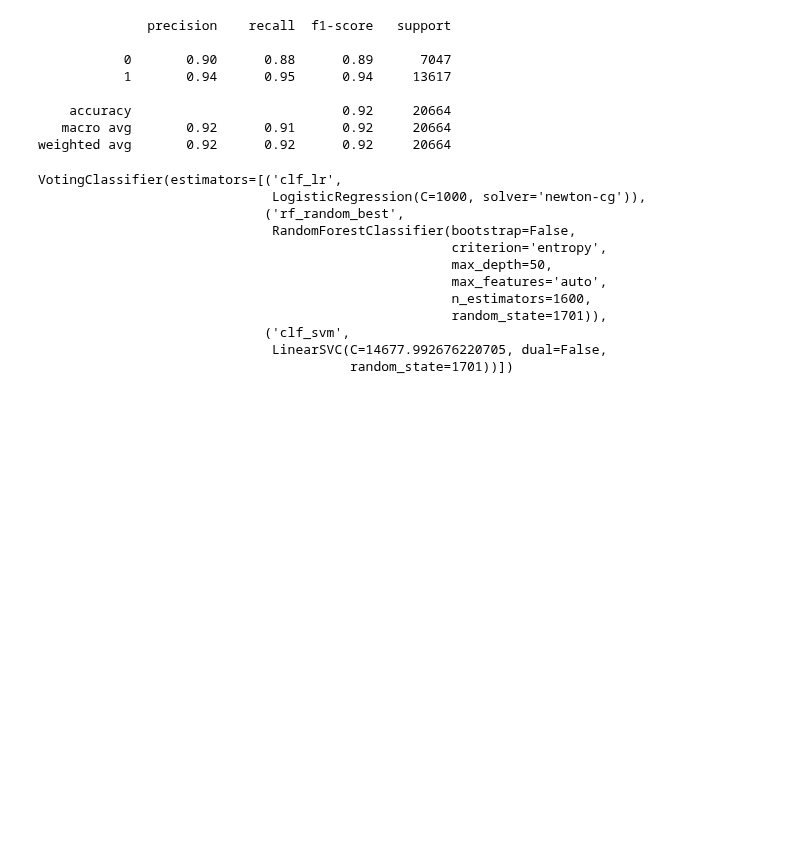
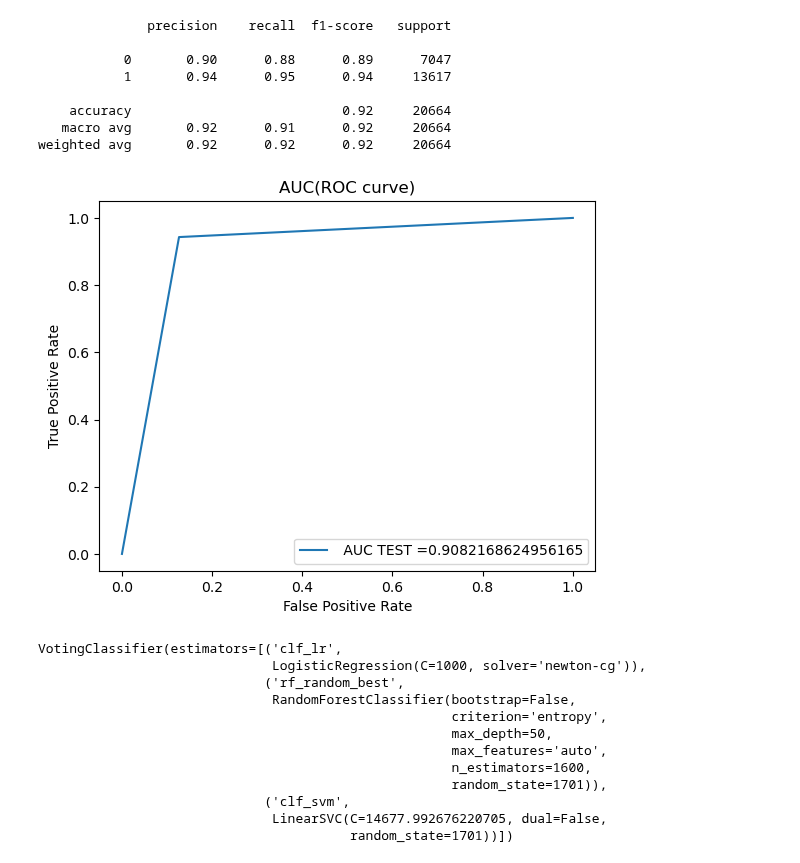
Before and after one commit to Noob1701/Springboard, a Jupyter notebook: Fake News Modelling.ipynb, the cells around one changed output. Cells and saved outputs as stored; diff of their text form; code cells hidden in the pictures; blank space fills up the shorter version.

```diff
--- a/Fake News Modelling.ipynb
+++ b/Fake News Modelling.ipynb
@@ -527,6 +552,19 @@ print(classification_report(y_test, y_pred_test_clf_svm))
     accuracy                           0.92     20664
    macro avg       0.92      0.91      0.92     20664
 weighted avg       0.92      0.92      0.92     20664
+# %%
+fpr_svm, tpr_svm, te_thresholds = roc_curve(y_test, y_pred_test_clf_svm)
+# %%
+
+
+plt.plot(fpr_svm, tpr_svm, label=" AUC TEST ="+str(auc(test_fpr, test_tpr)))
+plt.legend()
+plt.xlabel("False Positive Rate")
+plt.ylabel("True Positive Rate")
+plt.title("AUC(ROC curve)")
+plt.show()
+# %% [output]
+[figure, added]
 # %%
 evc=VotingClassifier(estimators=[('clf_lr',clf_lr),('rf_random_best',rf_random_best),('clf_svm',clf_svm_best)],voting='hard')
 evc.fit(X_train_scaled, y_train)
```
Also changed, not shown: parts of 6 cells of this notebook.
